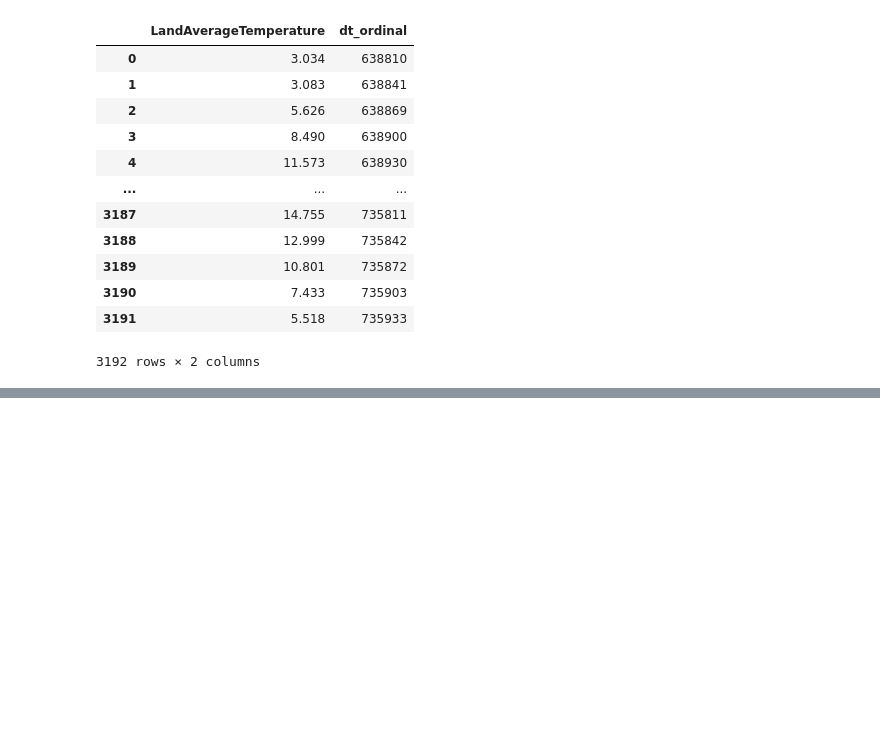
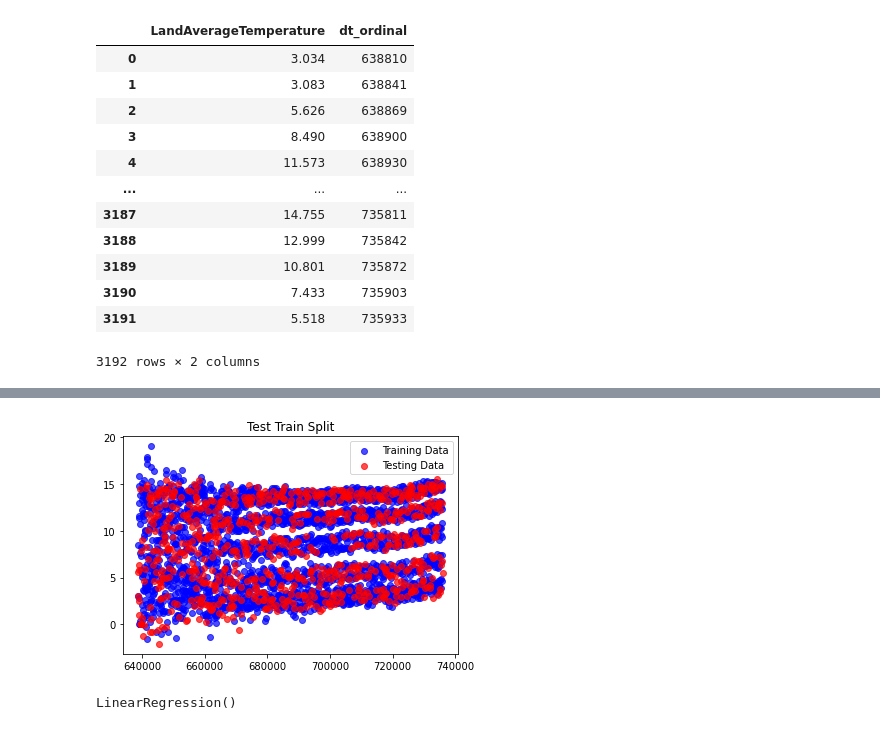
Before and after one commit to busranur-sr/ClimateChange, a Jupyter notebook: GlobalTemperatures.ipynb, the cells around one changed output, grey strips where cells are left out. Drawn from its saved outputs; the diff is of its cells as text; code cells hidden in the pictures; blank space fills up the shorter version.

```diff
--- a/GlobalTemperatures.ipynb
+++ b/GlobalTemperatures.ipynb
@@ -289,0 +219,17 @@ dtype: bool
+# %%
+x_train,x_test,y_train,y_test=train_test_split(df_global_old_dropped.dt_ordinal,df_global_old_dropped.LandAverageTemperature)
+# %%
+plt.scatter(x_train,y_train,label='Training Data',color='blue',alpha=.7)
+plt.scatter(x_test,y_test,label='Testing Data',color='red',alpha=.7)
+plt.legend()
+plt.title("Test Train Split")
+plt.show()
+# %% [output]
+[figure, added]
+# %%
+#linear Regression Model
+
+model=linear_model.LinearRegression()
+model.fit(x_train.values.reshape(-1,1),y_train.values)
+# %% [output]
+LinearRegression()
```
Also changed, not shown: parts of 20 cells of this notebook.
